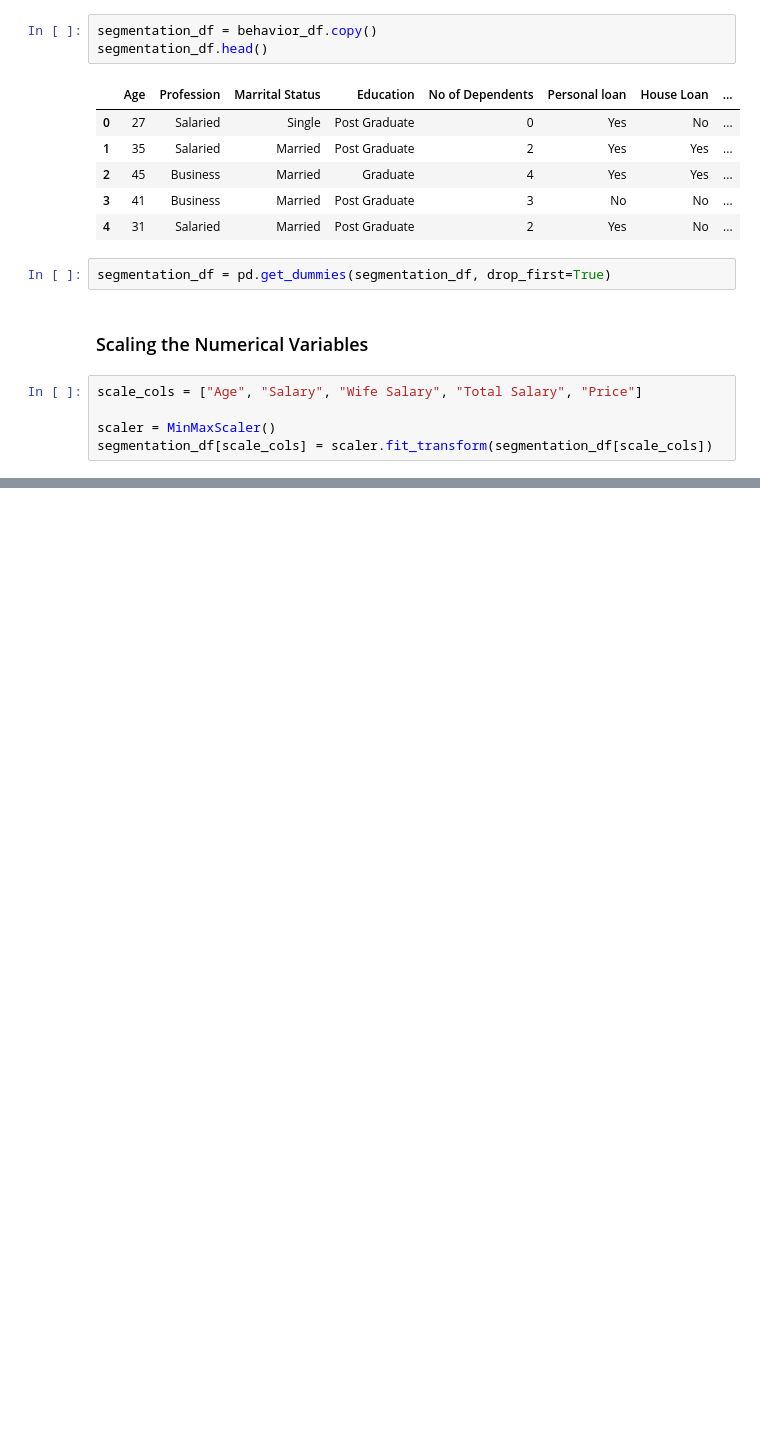
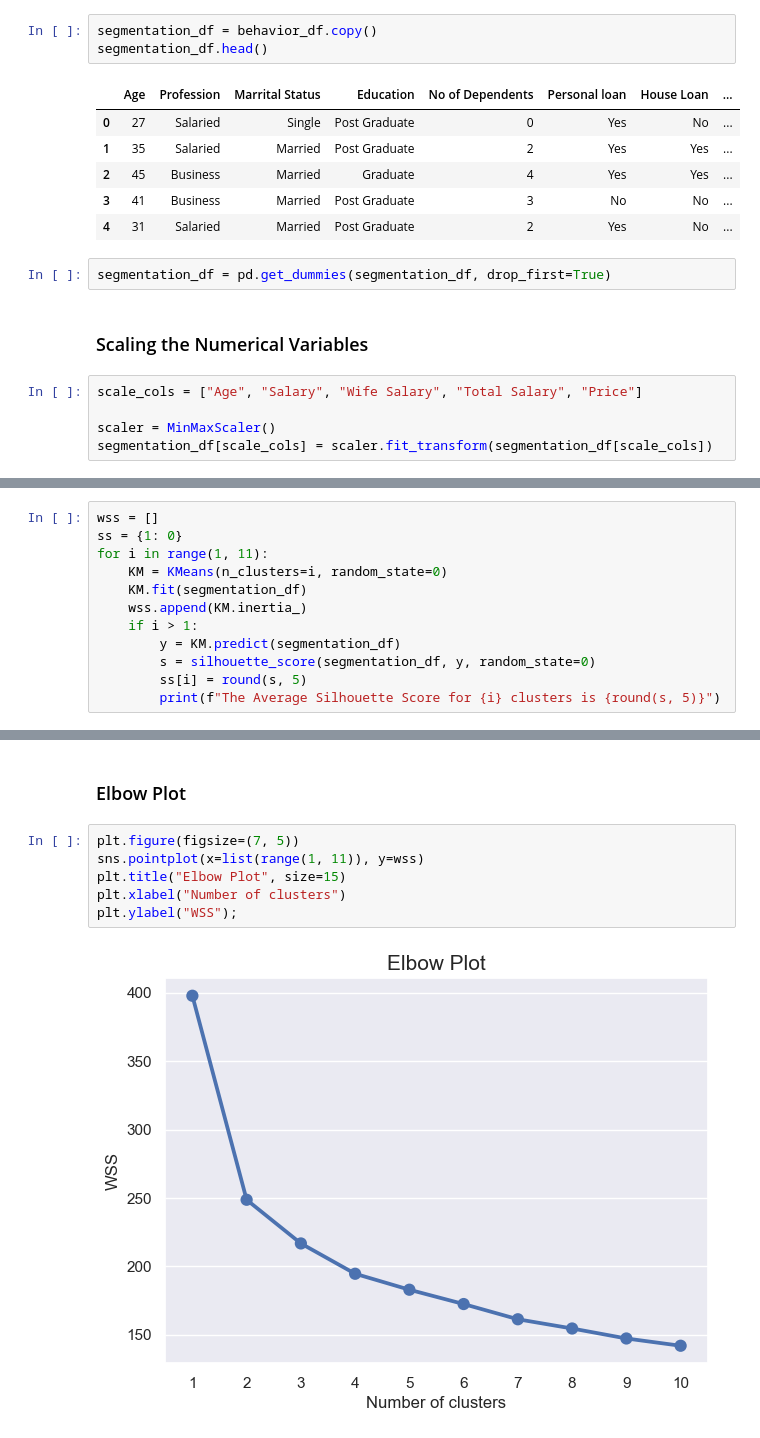
Before and after one commit to KratikMehta/EV-Market-Segmentation-in-India, a Jupyter notebook: Market_Segmentation.ipynb, the cells around one changed output, grey strips where cells are left out. Saved outputs shown, nothing was run; the diff lists cells and outputs as text; blank space fills up the shorter version.

```diff
--- a/Market_Segmentation.ipynb
+++ b/Market_Segmentation.ipynb
@@ -790,0 +795,12 @@ segmentation_df[scale_cols] = scaler.fit_transform(segmentation_df[scale_cols])
+# %%
+wss = []
+ss = {1: 0}
+for i in range(1, 11):
+    KM = KMeans(n_clusters=i, random_state=0)
+    KM.fit(segmentation_df)
+    wss.append(KM.inertia_)
+    if i > 1:
+        y = KM.predict(segmentation_df)
+        s = silhouette_score(segmentation_df, y, random_state=0)
+        ss[i] = round(s, 5)
+        print(f"The Average Silhouette Score for {i} clusters is {round(s, 5)}")
@@ -790,0 +817,10 @@ segmentation_df[scale_cols] = scaler.fit_transform(segmentation_df[scale_cols])
+# %% [markdown]
+### Elbow Plot
+# %%
+plt.figure(figsize=(7, 5))
+sns.pointplot(x=list(range(1, 11)), y=wss)
+plt.title("Elbow Plot", size=15)
+plt.xlabel("Number of clusters")
+plt.ylabel("WSS");
+# %% [output]
+[figure, added]
```
Also changed, not shown: parts of 24 cells of this notebook, 1 other file.
